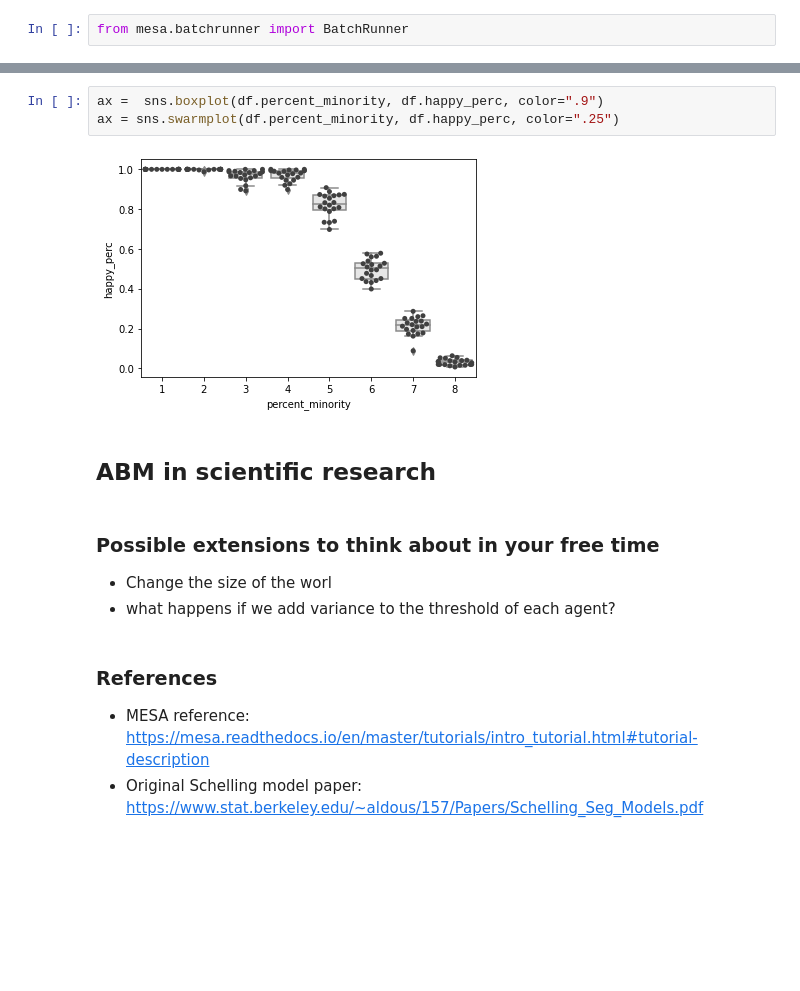
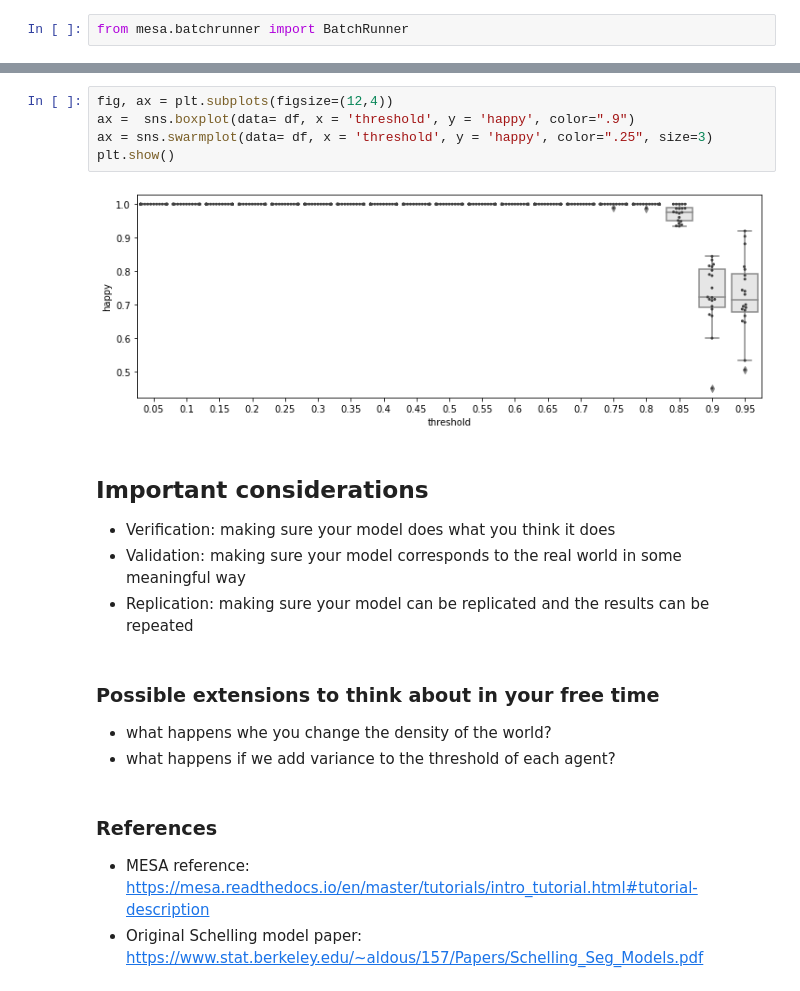
Before and after one commit to mateoneira/urban_simulation, a Jupyter notebook: practicals/week 5/Intro to ABM.ipynb, the cells around one changed output, grey strips where cells are left out. Drawn from its saved outputs; the diff is of its cells as text; blank space fills up the shorter version.

```diff
--- a/practicals/week 5/Intro to ABM.ipynb
+++ b/practicals/week 5/Intro to ABM.ipynb
@@ -414,14 +465,20 @@ ax = sns.swarmplot(df.percent_minority, df.Segregated_Agents, color=".25")
-# %%
-ax =  sns.boxplot(df.percent_minority, df.happy_perc, color=".9")
-ax = sns.swarmplot(df.percent_minority, df.happy_perc, color=".25")
-# %% [output]
-[figure, removed]
-# %% [markdown]
-## ABM in scientific research
+# %%
+fig, ax = plt.subplots(figsize=(12,4))
+ax =  sns.boxplot(data= df, x = 'threshold', y = 'happy', color=".9")
+ax = sns.swarmplot(data= df, x = 'threshold', y = 'happy', color=".25", size=3)
+plt.show()
+# %% [output]
+[figure, added]
+# %% [markdown]
+## Important considerations
+
+* Verification: making sure your model does what you think it does
+* Validation: making sure your model corresponds to the real world in some meaningful way
+* Replication: making sure your model can be replicated and the results can be repeated
 # %% [markdown]
 ### Possible extensions to think about in your free time
 
-* Change the size of the worl
+* what happens whe you change the density of the world?
 * what happens if we add variance to the threshold of each agent?
 # %% [markdown]
 ### References
```
Also changed, not shown: parts of 21 cells of this notebook.
